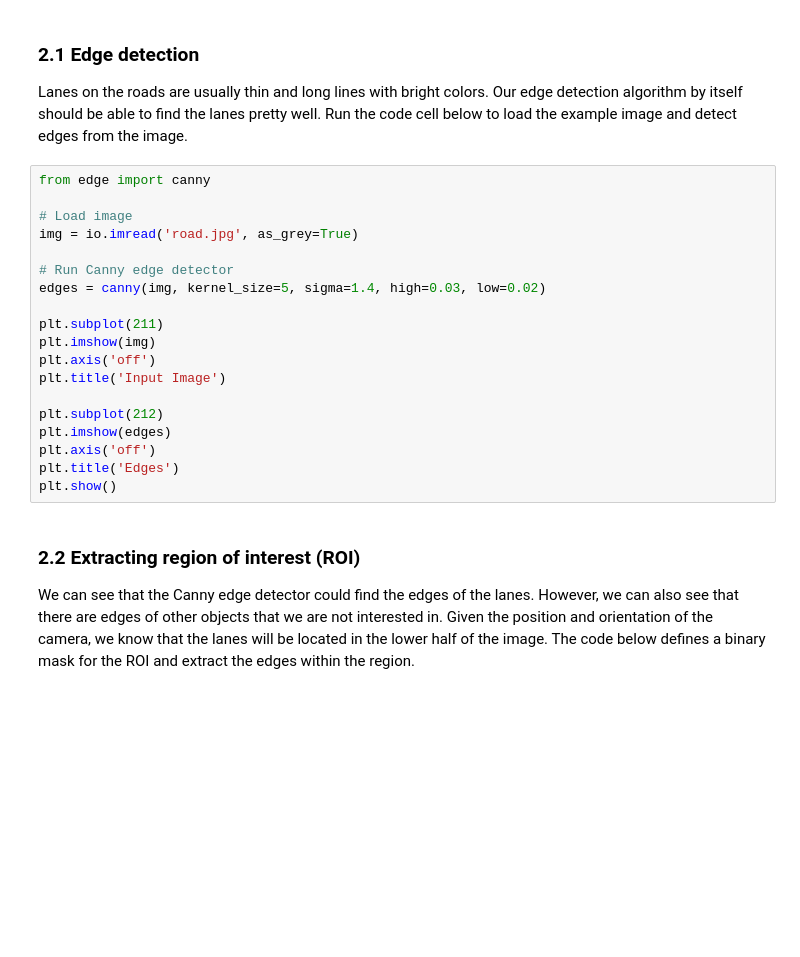
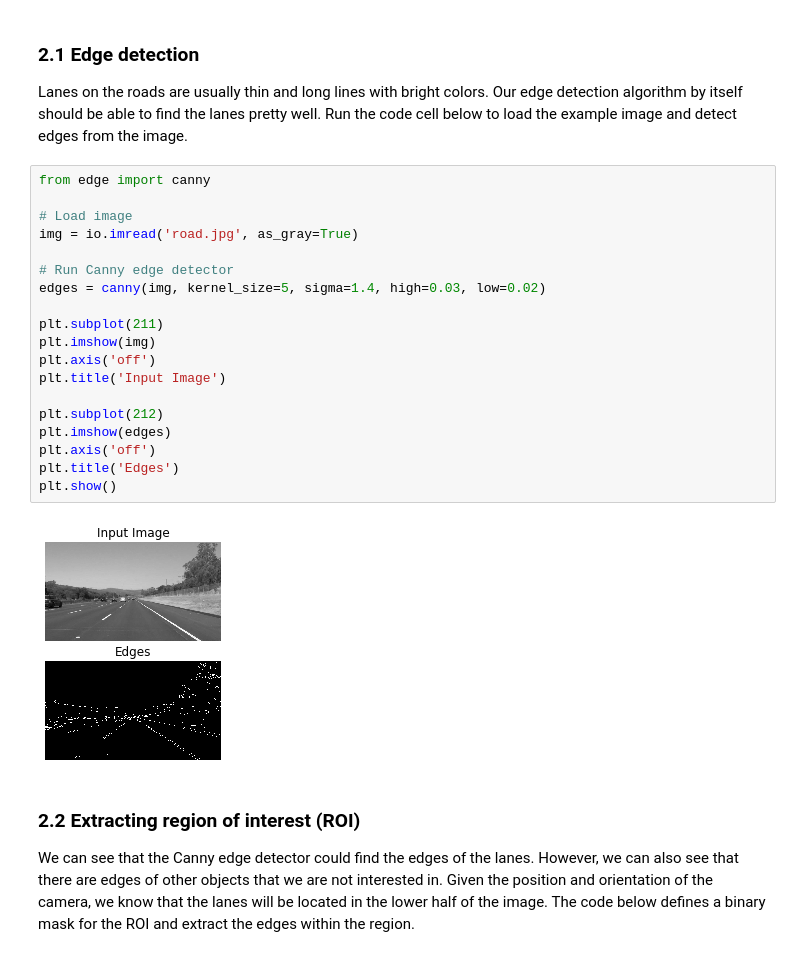
Before and after one commit to cvnova/CS131_release, a Jupyter notebook: hw2_release/hw2.ipynb, the cells around one changed output. Drawn from its saved outputs; the diff is of its cells as text; blank space fills up the shorter version.

```diff
--- a/hw2_release/hw2.ipynb
+++ b/hw2_release/hw2.ipynb
@@ -484,22 +484,24 @@ Lanes on the roads are usually thin and long lines with bright colors. Our edge
 # %%
 from edge import canny
 
 # Load image
-img = io.imread('road.jpg', as_grey=True)
+img = io.imread('road.jpg', as_gray=True)
 
 # Run Canny edge detector
 edges = canny(img, kernel_size=5, sigma=1.4, high=0.03, low=0.02)
 
 plt.subplot(211)
 plt.imshow(img)
 plt.axis('off')
 plt.title('Input Image')
 
 plt.subplot(212)
 plt.imshow(edges)
 plt.axis('off')
 plt.title('Edges')
 plt.show()
+# %% [output]
+[figure, added]
 # %% [markdown]
 ### 2.2 Extracting region of interest (ROI)
 We can see that the Canny edge detector could find the edges of the lanes. However, we can also see that there are edges of other objects that we are not interested in. Given the position and orientation of the camera, we know that the lanes will be located in the lower half of the image. The code below defines a binary mask for the ROI and extract the edges within the region.
```
Also changed, not shown: parts of 9 cells of this notebook, 1 other file.
